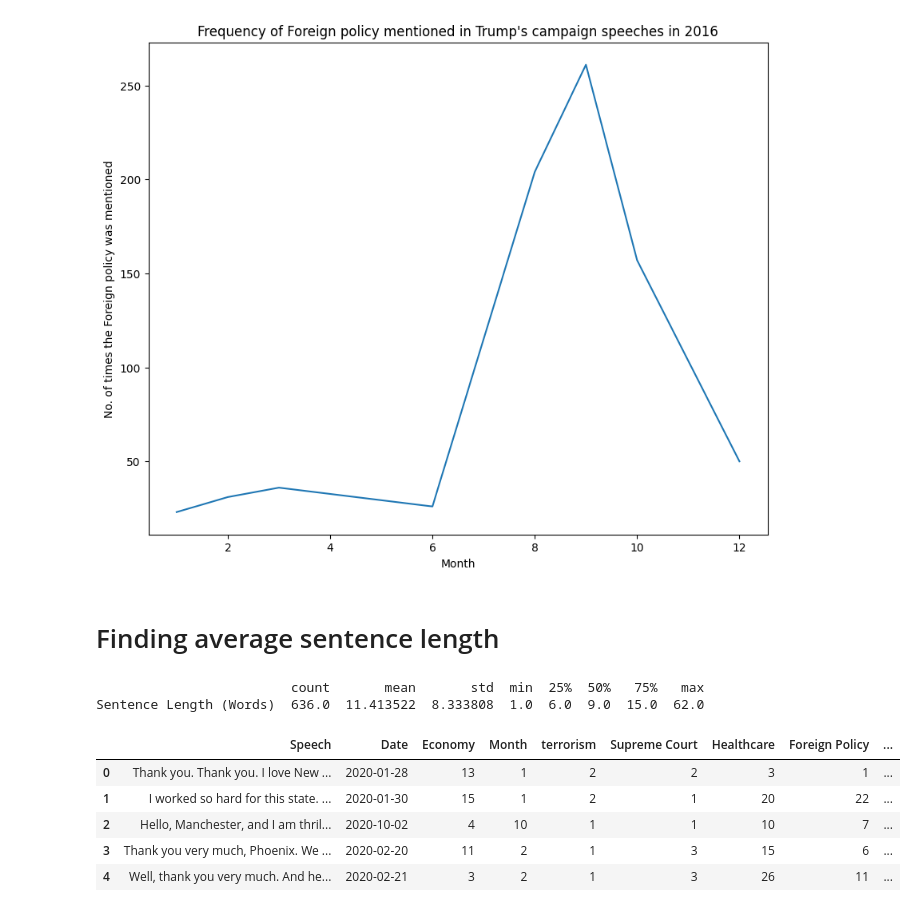
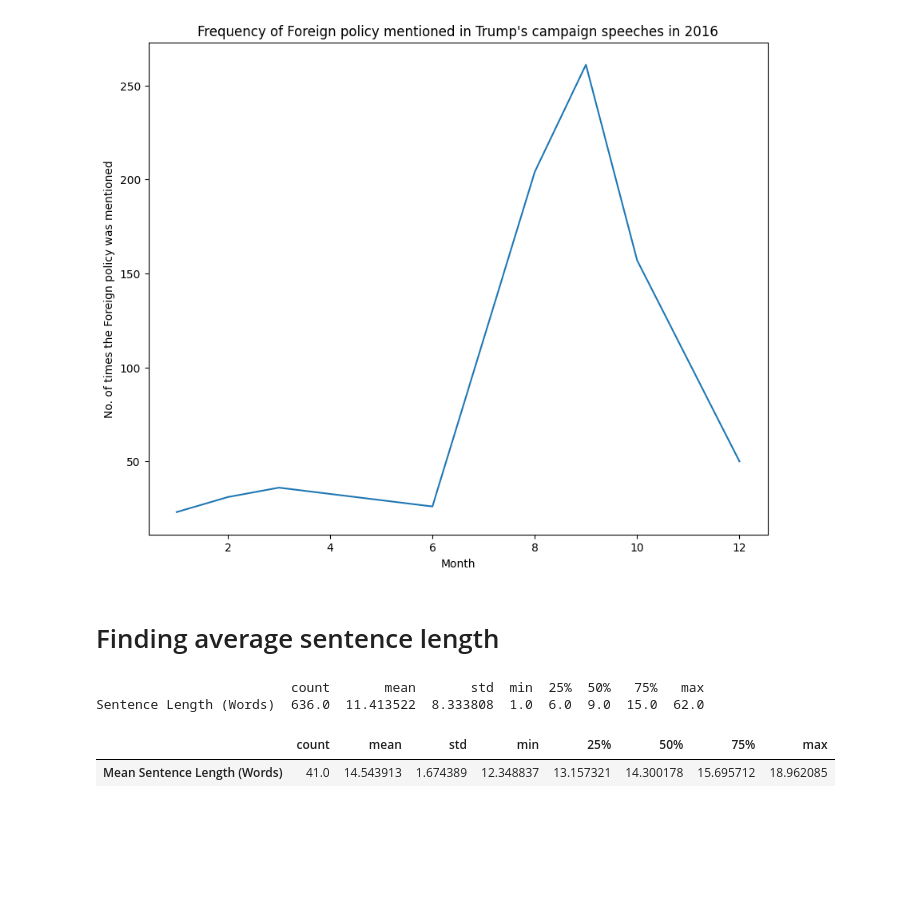
Before and after one commit to jinkim-com/qm2coursework, a Jupyter notebook: NLP_Trump_2020.ipynb, the cells around one changed output. Cells and saved outputs as stored; diff of their text form; code cells hidden in the pictures; blank space fills up the shorter version.

```diff
--- a/NLP_Trump_2020.ipynb
+++ b/NLP_Trump_2020.ipynb
@@ -203,14 +217,12 @@ avg_lengths_series = avg_sentence_length_per_speech(df)
 
 # We then created a new column in the dataframe with the Average Sentence Length per Speech
 df['Mean Sentence Length (Words)'] = avg_lengths_series
-df = df.drop(columns=['Mean Sentence Length(Words)'])
-df.head()
+# df = df.drop(columns=['Mean Sentence Length(Words)'])
 
-# summary_status = df['Mean Sentence Length (Words)'].describe().to_frame().T
+sent_summary_stats = df['Mean Sentence Length (Words)'].describe().to_frame().T
+sent_summary_stats.index = ['Mean Sentence Length (Words)']
-# %% [output]
-|  | Speech | Date | Economy | Month | terrorism | Supreme Court | Healthcare | Foreign Policy | ... |
-| 0 | Thank you. Thank you. I love New ... | 2020-01-28 | 13 | 1 | 2 | 2 | 3 | 1 | ... |
-| 1 | I worked so hard for this state. ... | 2020-01-30 | 15 | 1 | 2 | 1 | 20 | 22 | ... |
-| 2 | Hello, Manchester, and I am thril... | 2020-10-02 | 4 | 10 | 1 | 1 | 10 | 7 | ... |
-| 3 | Thank you very much, Phoenix. We ... | 2020-02-20 | 11 | 2 | 1 | 3 | 15 | 6 | ... |
-| 4 | Well, thank you very much. And he... | 2020-02-21 | 3 | 2 | 1 | 3 | 26 | 11 | ... |
+# %%
+sent_summary_stats
+# %% [output]
+|  | count | mean | std | min | 25% | 50% | 75% | max |
+| Mean Sentence Length (Words) | 41.0 | 14.543913 | 1.674389 | 12.348837 | 13.157321 | 14.300178 | 15.695712 | 18.962085 |
```
Also changed, not shown: parts of 3 cells of this notebook.
